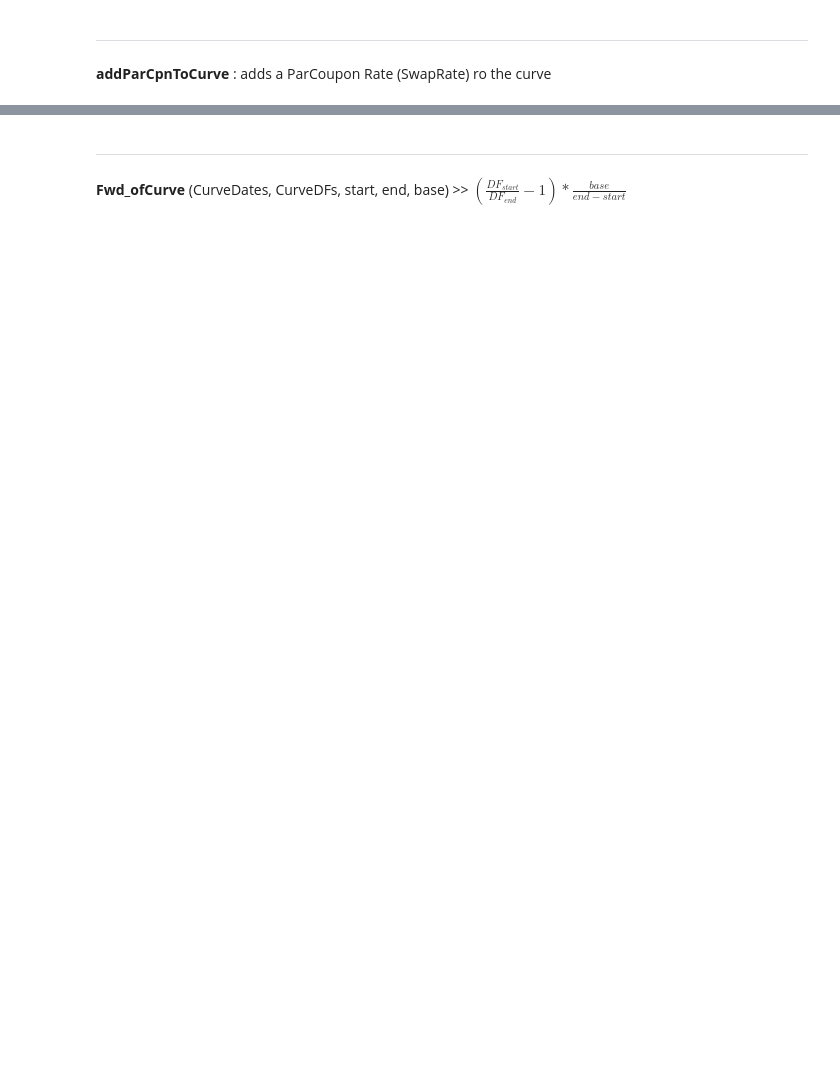
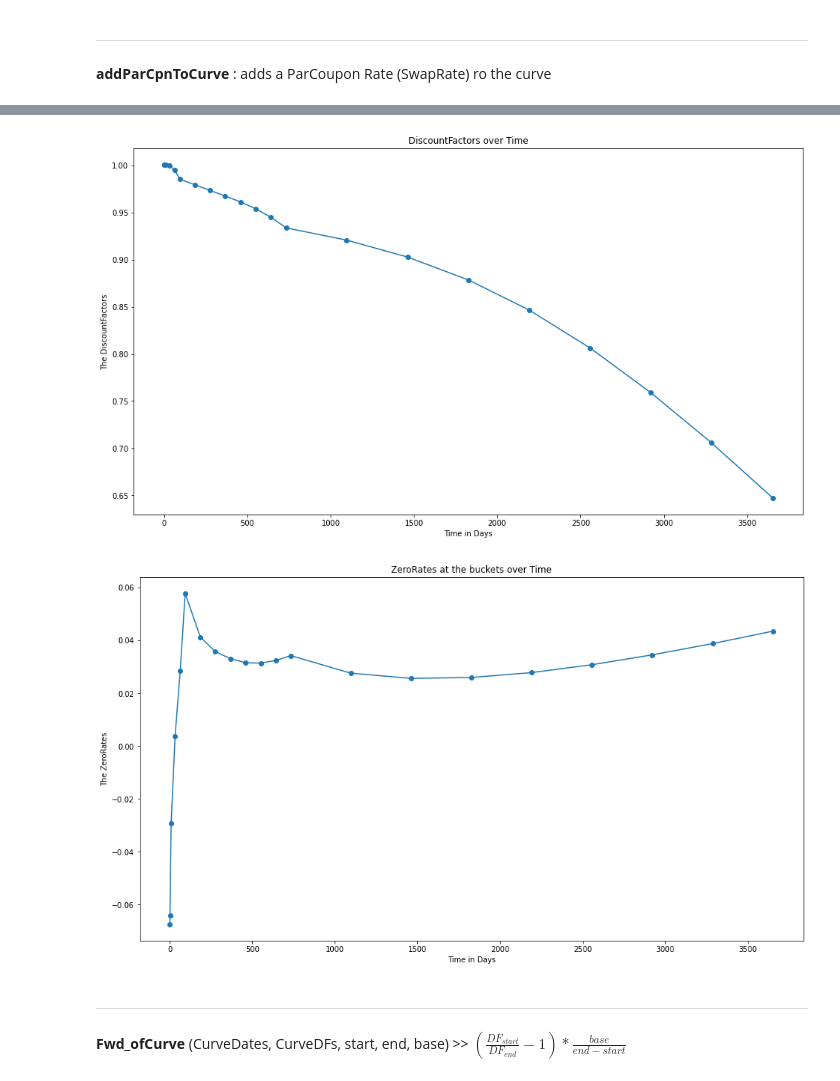
Before and after one commit to adrianphilo/finance, a Jupyter notebook: de/equbotic/finance/financeBas.ipynb, the cells around one changed output, grey strips where cells are left out. Cells and saved outputs as stored; diff of their text form; code cells hidden in the pictures; blank space fills up the shorter version.

```diff
--- a/de/equbotic/finance/financeBas.ipynb
+++ b/de/equbotic/finance/financeBas.ipynb
@@ -141,3 +168,21 @@ plt.plot(CurveDates, CurveZeros)
+# %%
+import matplotlib.pyplot as plt
+plt.figure(figsize=(16,9))
+plt.plot(CurveDates, CurveDFs, marker='o')
+plt.title("DiscountFactors over Time")
+plt.xlabel("Time in Days")
+plt.ylabel("The DiscountFactors")
+plt.show()
+
+plt.figure(figsize=(16,9))
+plt.plot(CurveDates, CurveZeros, marker='o')
+plt.title("ZeroRates at the buckets over Time")
+plt.xlabel("Time in Days")
+plt.ylabel("The ZeroRates")
+plt.show()
+# %% [output]
+[figure, added]
+[figure, added]
 # %% [markdown]
 ---
 **Fwd_ofCurve** (CurveDates, CurveDFs, start, end, base) >> $ ( \frac {DF_{start}}{DF_{end}} -1 ) * \frac {base}{end - start}$
```
Also changed, not shown: parts of 13 cells of this notebook.
